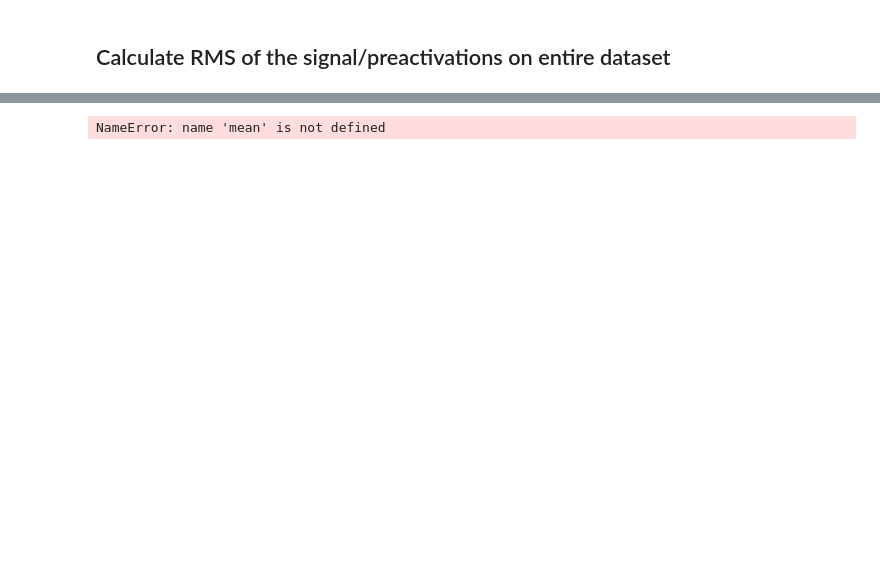
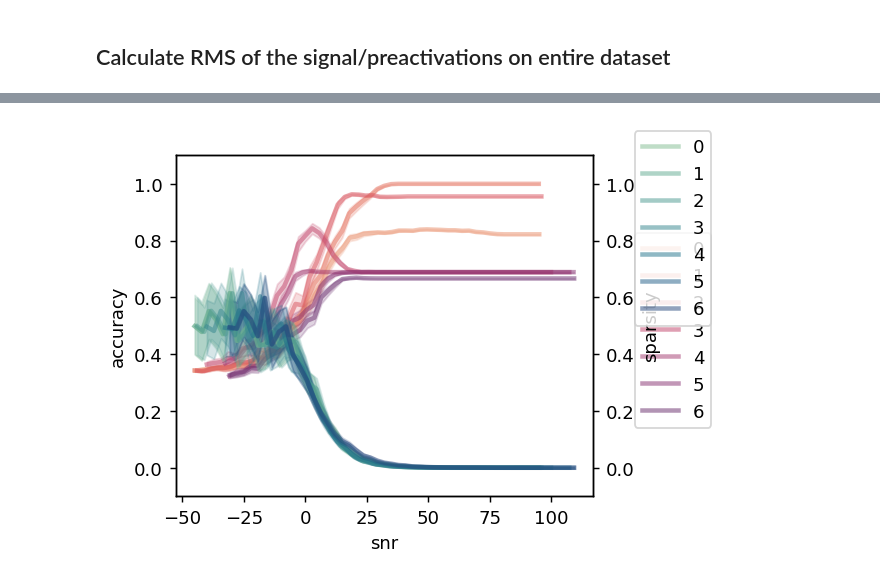
Before and after one commit to vjaltare/sawy, a Jupyter notebook: notebooks/uci_iris_figures_v2.ipynb, the cells around one changed output, grey strips where cells are left out. Saved outputs shown, nothing was run; the diff lists cells and outputs as text; code cells hidden in the pictures; blank space fills up the shorter version.

```diff
--- a/notebooks/uci_iris_figures_v2.ipynb
+++ b/notebooks/uci_iris_figures_v2.ipynb
@@ -190,0 +192,14 @@ Processing model: /local_disk/vikrant/trident/models/snr_sweep_iris_2026-05-08_n
+# %%
+## test for a single model under varying noise levels
+_, X_test, _, y_test = load_uci_iris(normalize=True, key=101, train_test_split=0.7)
+
+model = FFN(
+                layers=model_configs['layers'],
+                noise_std=1.0,
+                threshold=model_configs['threshold'],
+                ActivationFunction=DualSampleTernary,
+                rngs=rngs
+            )
+
+print(model.activation(model.layers[0](X_test)))
+print(model.layers[0](X_test))
@@ -282,4 +443,28 @@ print(metrics_dict)
 # %%
-mean([1, 2, 3])
+## plotting the snr-aacuraacy-sparsity curves
+
+# load the saved (PILOT) dataset
+snr_data = pickle.load(open(os.path.join(DATA_PATH, "PILOT_snr_sweep_uci_iris_2026-05-13.pkl"), "rb"))
+snr_data = pd.DataFrame(snr_data)
-# %% [output]
-NameError: name 'mean' is not defined
+# %%
+# make a plot plannel
+blind_pal = sns.color_palette("colorblind")
+flare_pal = sns.color_palette("flare", 7)
+crest_pal = sns.color_palette("crest", 7)
+fig, ax = plt.subplots(figsize=(5, 3.5), sharex=True, sharey=True, dpi=130)
+axr = ax.twinx()
+sns.lineplot(data=snr_data, x="snr", y="accuracy", ax=ax, err_style="band", hue="model_index", lw=2.5, palette=flare_pal, alpha=0.5)
+sns.lineplot(data=snr_data, x="snr", y="sparsity", ax=axr, err_style="band", hue="model_index", lw=2.5, palette=crest_pal, alpha=0.5)
+ax.set_ylim(-0.1, 1.1)
+axr.set_ylim(-0.1, 1.1)
+axr.legend(loc=(1.1, 0.5))
+ax.legend(loc=(1.1, 0.2))
+# for axs, m in zip(ax.ravel(), snr_data['model_index'].unique()):
+#     axr = axs.twinx()
+#     # model_data = snr_data[snr_data['model_index'] == m]
+#     sns.lineplot(data=snr_data, x="snr", y="accuracy", ax=axs, err_style="band", hue="model_index", lw=2.5, palette=flare_pal, alpha=0.5)
+#     sns.lineplot(data=snr_data, x="snr", y="sparsity", ax=axr, err_style="band", hue="model_index", lw=2.5, palette=crest_pal, alpha=0.5)
+
+plt.tight_layout()
+# %% [output]
+[figure, added]
```
Also changed, not shown: parts of 7 cells of this notebook, 2 other files.
